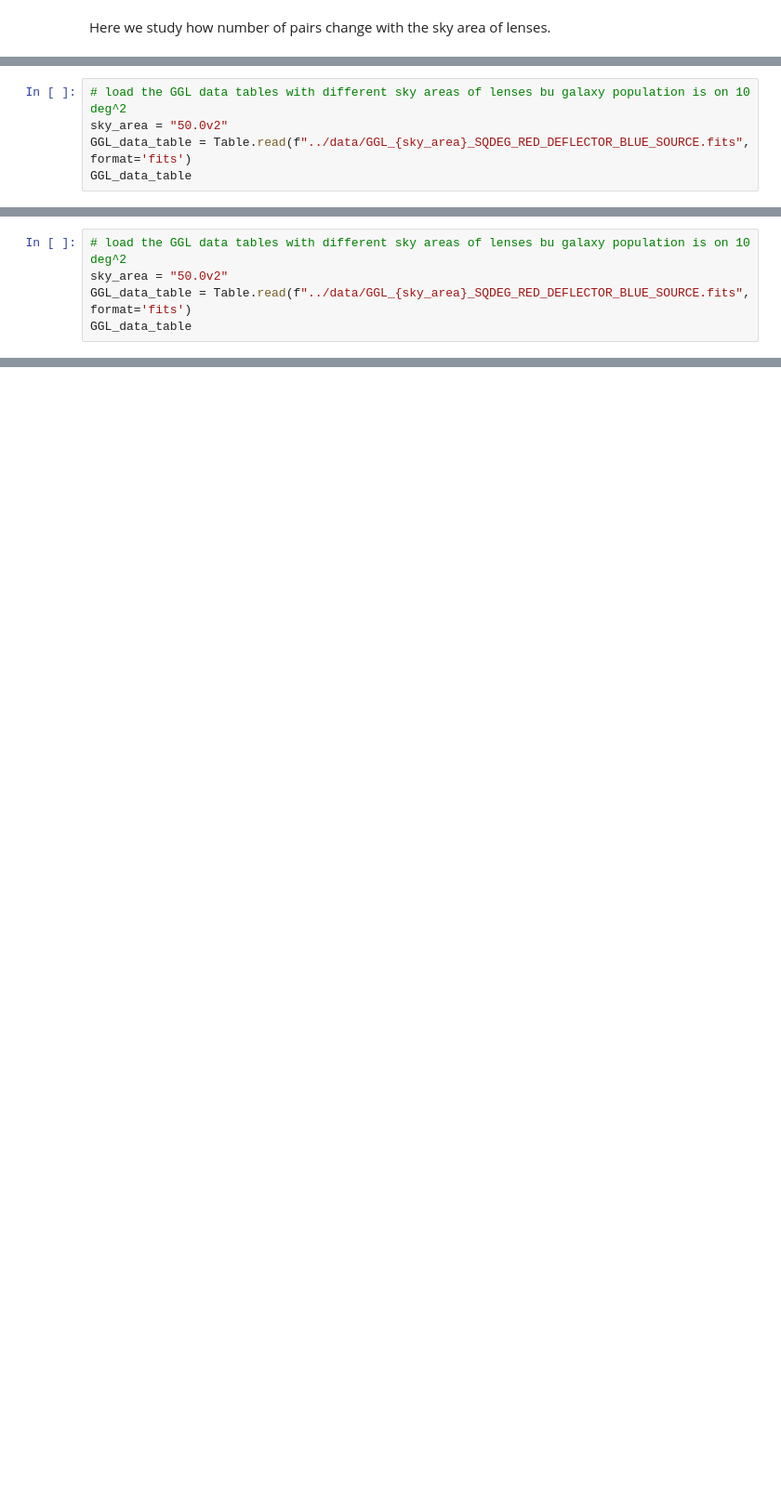
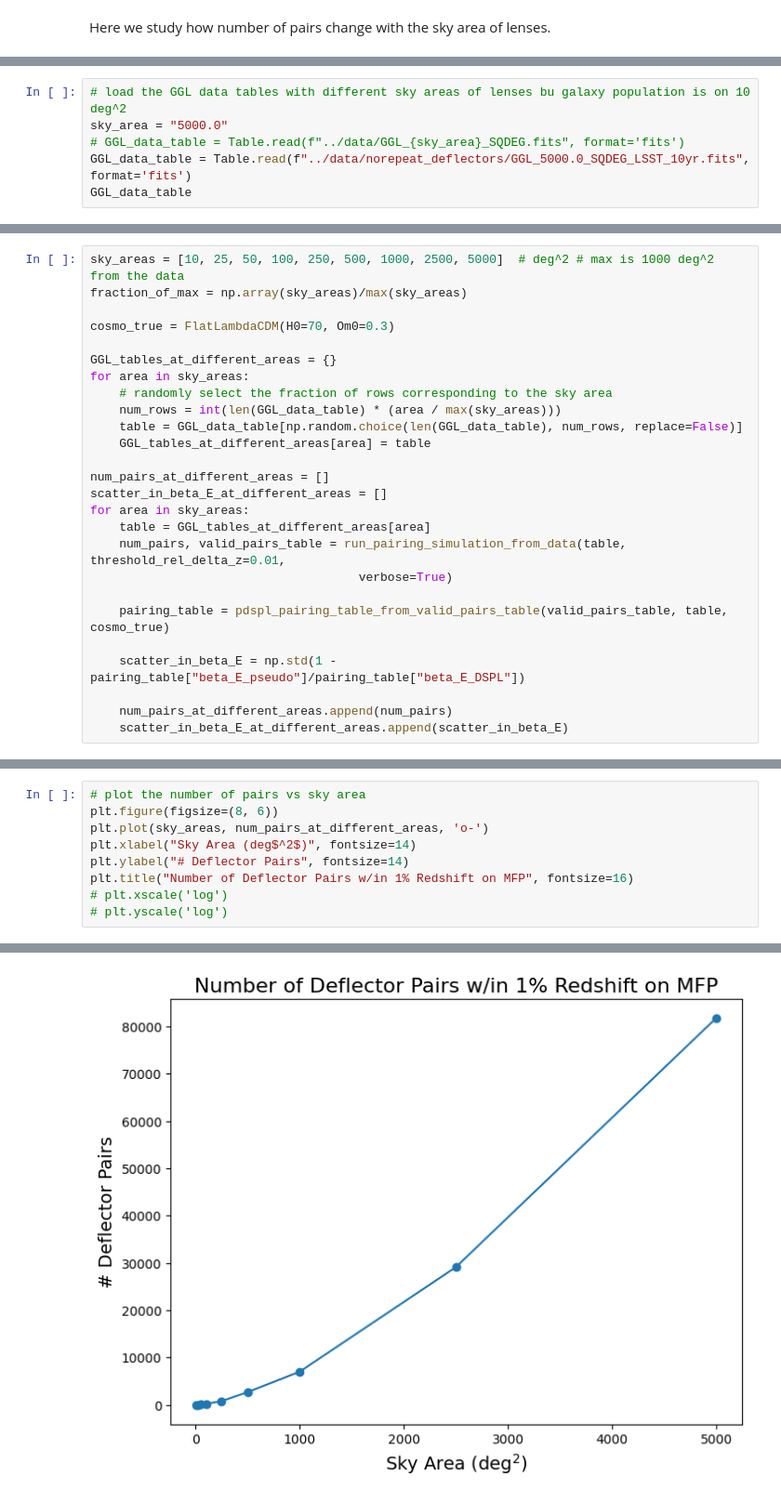
Before and after one commit to timedilatesme/pdspl-analysis, a Jupyter notebook: notebooks/num_pairs_scaling.ipynb, the cells around one changed output, grey strips where cells are left out. Shown at 93% size. Drawn from its saved outputs; the diff is of its cells as text; blank space fills up the shorter version.

```diff
--- a/notebooks/num_pairs_scaling.ipynb
+++ b/notebooks/num_pairs_scaling.ipynb
@@ -40,6 +37,7 @@ Note that this module is not supported on Windows
 # %%
 # load the GGL data tables with different sky areas of lenses bu galaxy population is on 10 deg^2
-sky_area = "50.0v2"
-GGL_data_table = Table.read(f"../data/GGL_{sky_area}_SQDEG_RED_DEFLECTOR_BLUE_SOURCE.fits", format='fits')
+sky_area = "5000.0"
+# GGL_data_table = Table.read(f"../data/GGL_{sky_area}_SQDEG.fits", format='fits')
+GGL_data_table = Table.read(f"../data/norepeat_deflectors/GGL_5000.0_SQDEG_LSST_10yr.fits", format='fits')
 GGL_data_table
 # %% [output]
@@ -398,5 +62,0 @@ Scatter of the plane: 0.25
-# %%
-# load the GGL data tables with different sky areas of lenses bu galaxy population is on 10 deg^2
-sky_area = "50.0v2"
-GGL_data_table = Table.read(f"../data/GGL_{sky_area}_SQDEG_RED_DEFLECTOR_BLUE_SOURCE.fits", format='fits')
-GGL_data_table
@@ -684,0 +63,26 @@ for data_table in [data[lsst_1_yr_coadd_mag_depth_mask], data[lsst_10_yr_coadd_m
+# %%
+sky_areas = [10, 25, 50, 100, 250, 500, 1000, 2500, 5000]  # deg^2 # max is 1000 deg^2 from the data
+fraction_of_max = np.array(sky_areas)/max(sky_areas)
+
+cosmo_true = FlatLambdaCDM(H0=70, Om0=0.3)
+
+GGL_tables_at_different_areas = {}
+for area in sky_areas:
+    # randomly select the fraction of rows corresponding to the sky area
+    num_rows = int(len(GGL_data_table) * (area / max(sky_areas)))
+    table = GGL_data_table[np.random.choice(len(GGL_data_table), num_rows, replace=False)]
+    GGL_tables_at_different_areas[area] = table
+
+num_pairs_at_different_areas = []
+scatter_in_beta_E_at_different_areas = []
+for area in sky_areas:
+    table = GGL_tables_at_different_areas[area]
+    num_pairs, valid_pairs_table = run_pairing_simulation_from_data(table, threshold_rel_delta_z=0.01,
+                                     verbose=True)
+
+    pairing_table = pdspl_pairing_table_from_valid_pairs_table(valid_pairs_table, table, cosmo_true)
+
+    scatter_in_beta_E = np.std(1 - pairing_table["beta_E_pseudo"]/pairing_table["beta_E_DSPL"])
+
+    num_pairs_at_different_areas.append(num_pairs)
+    scatter_in_beta_E_at_different_areas.append(scatter_in_beta_E)
@@ -684,0 +132,10 @@ for data_table in [data[lsst_1_yr_coadd_mag_depth_mask], data[lsst_10_yr_coadd_m
+# %%
+# plot the number of pairs vs sky area
+plt.figure(figsize=(8, 6))
+plt.plot(sky_areas, num_pairs_at_different_areas, 'o-')
+plt.xlabel("Sky Area (deg$^2$)", fontsize=14)
+plt.ylabel("# Deflector Pairs", fontsize=14)
+plt.title("Number of Deflector Pairs w/in 1% Redshift on MFP", fontsize=16)
+# plt.xscale('log')
+# plt.yscale('log')
+# %% [output]
@@ -684,0 +143 @@ for data_table in [data[lsst_1_yr_coadd_mag_depth_mask], data[lsst_10_yr_coadd_m
+[figure, added]
```
Also changed, not shown: parts of 21 cells of this notebook, 45 other files.
